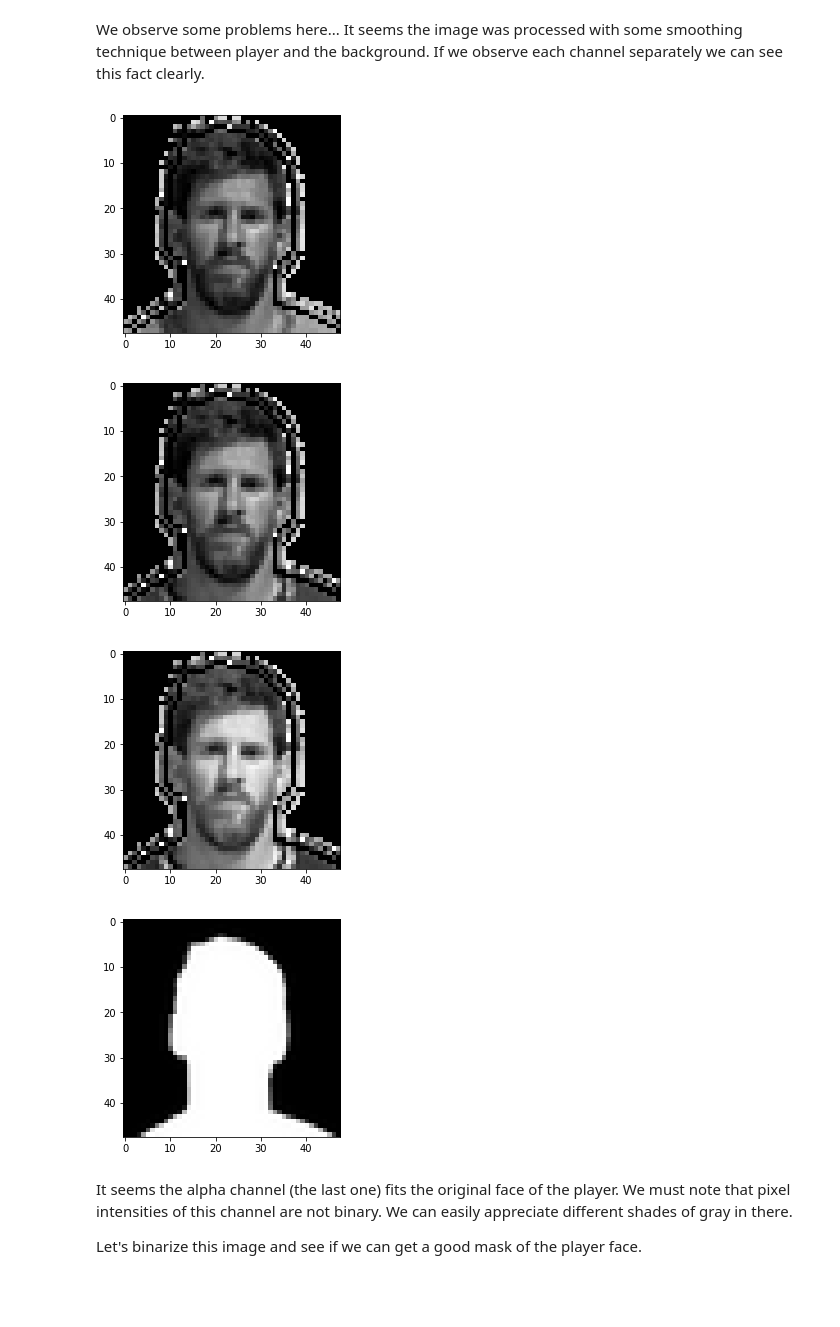
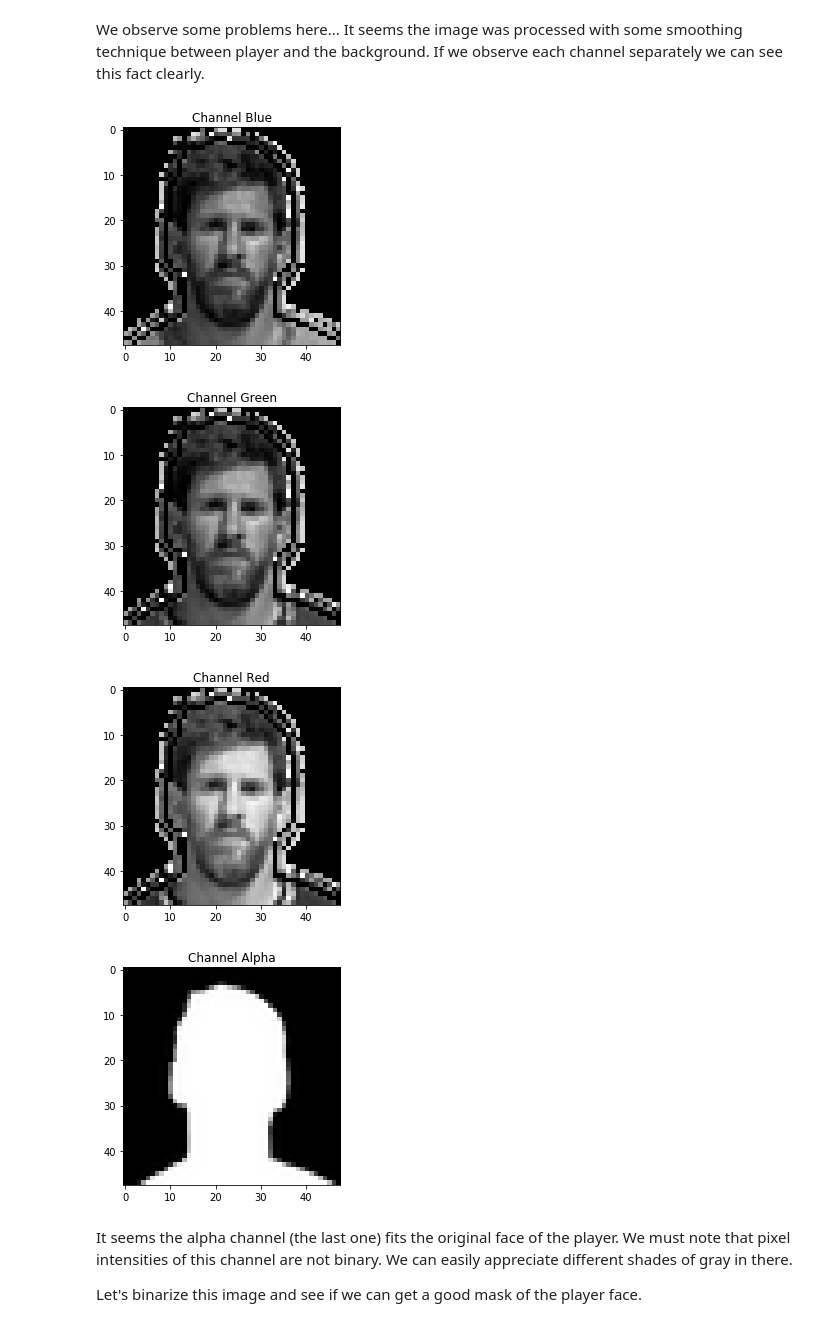
Before and after one commit to mmeendez8/Fifa, a Jupyter notebook: data_exploration.ipynb, the cells around one changed output. Drawn from its saved outputs; the diff is of its cells as text; code cells hidden in the pictures; blank space fills up the shorter version.

```diff
--- a/data_exploration.ipynb
+++ b/data_exploration.ipynb
@@ -50,14 +50,16 @@ plt.imshow(cv2.cvtColor(img, cv2.COLOR_BGR2RGB))
 # %% [markdown]
 We observe some problems here... It seems the image was processed with some smoothing technique between player and the background. If we observe each channel separately we can see this fact clearly.
 # %%
-for i in range(img.shape[2]):
+channels = ['Blue', 'Green', 'Red', 'Alpha']
+for i, c in zip(range(img.shape[2]), channels):
     plt.imshow(img[...,i], cmap='gray')
+    plt.title('Channel ' + c)
     plt.show()
 # %% [output]
-[figure, old version]
+[figure, new version]
-[figure, old version]
+[figure, new version]
-[figure, old version]
+[figure, new version]
-[figure, old version]
+[figure, new version]
 # %% [markdown]
 It seems the alpha channel (the last one) fits the original face of the player. We must note that pixel intensities of this channel are not binary. We can easily appreciate different shades of gray in there.
 
```
Also changed, not shown: parts of 6 cells of this notebook, 4 other files.
